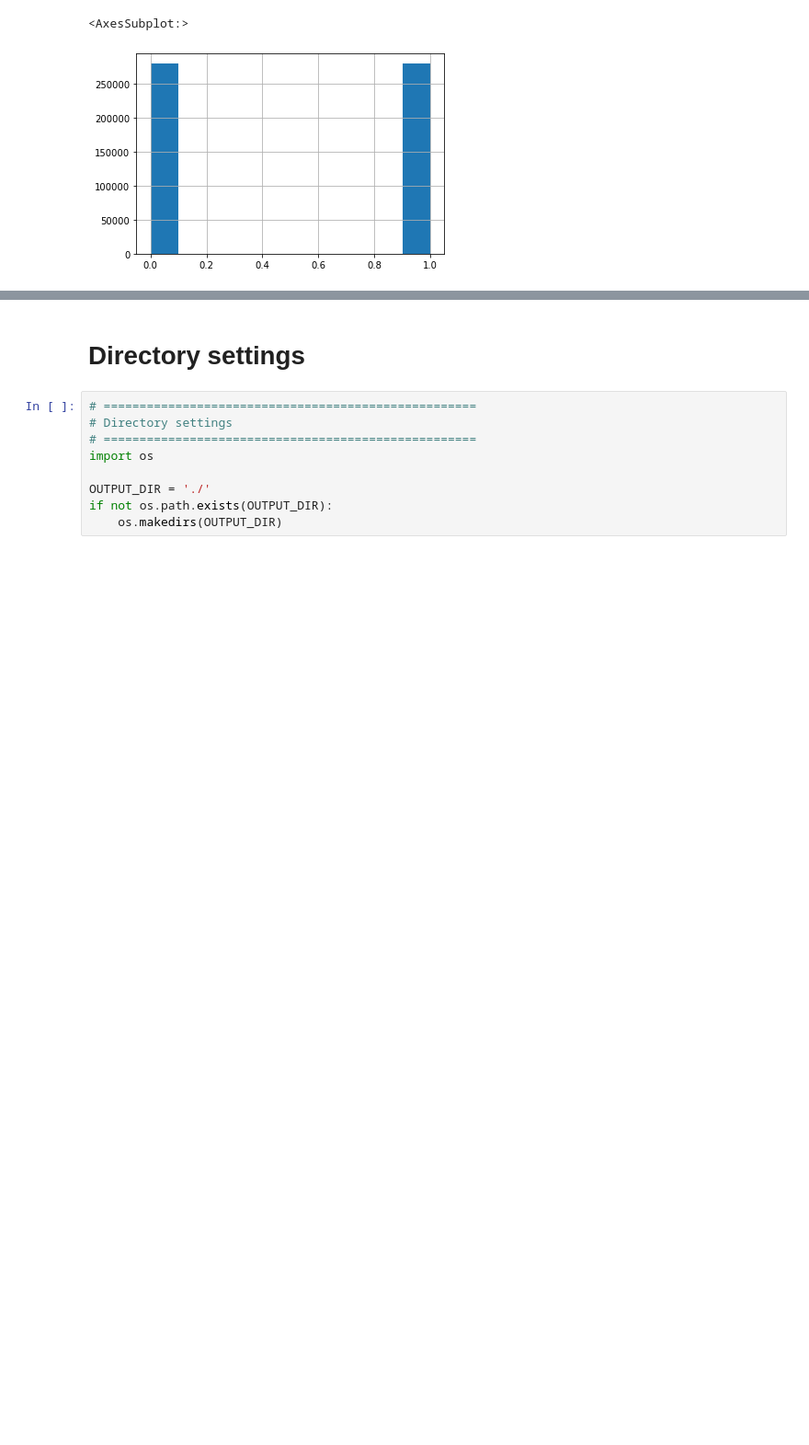
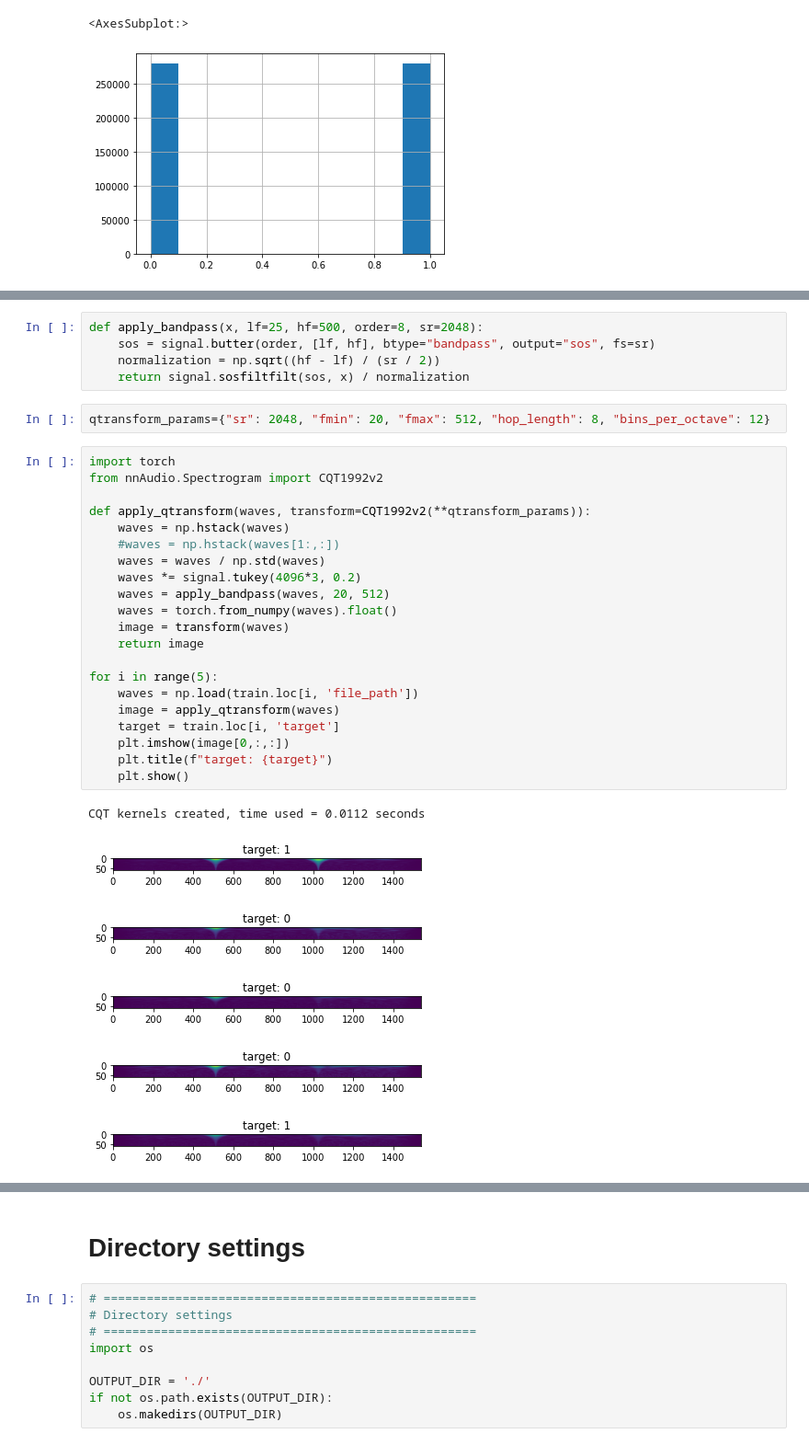
Before and after one commit to mizoo-snow21/G2Net-Gravitational-Wave-Detection, a Jupyter notebook: g2net-efficientnets-baseline-training.ipynb, the cells around one changed output, grey strips where cells are left out. Shown: that part at 92% size. Cells and saved outputs as stored; diff of their text form; blank space fills up the shorter version.

```diff
--- a/g2net-efficientnets-baseline-training.ipynb
+++ b/g2net-efficientnets-baseline-training.ipynb
@@ -98,0 +144,35 @@ train['target'].hist()
+# %%
+def apply_bandpass(x, lf=25, hf=500, order=8, sr=2048):
+    sos = signal.butter(order, [lf, hf], btype="bandpass", output="sos", fs=sr)
+    normalization = np.sqrt((hf - lf) / (sr / 2))
+    return signal.sosfiltfilt(sos, x) / normalization
+# %%
+qtransform_params={"sr": 2048, "fmin": 20, "fmax": 512, "hop_length": 8, "bins_per_octave": 12}
+# %%
+import torch
+from nnAudio.Spectrogram import CQT1992v2
+
+def apply_qtransform(waves, transform=CQT1992v2(**qtransform_params)):
+    waves = np.hstack(waves)
+    #waves = np.hstack(waves[1:,:])
+    waves = waves / np.std(waves)
+    waves *= signal.tukey(4096*3, 0.2)
+    waves = apply_bandpass(waves, 20, 512)
+    waves = torch.from_numpy(waves).float()
+    image = transform(waves)
+    return image
+
+for i in range(5):
+    waves = np.load(train.loc[i, 'file_path'])
+    image = apply_qtransform(waves)
+    target = train.loc[i, 'target']
+    plt.imshow(image[0,:,:])
+    plt.title(f"target: {target}")
+    plt.show()
+# %% [output]
+CQT kernels created, time used = 0.0112 seconds
+[figure, added]
+[figure, added]
+[figure, added]
+[figure, added]
+[figure, added]
```
Also changed, not shown: parts of 21 cells of this notebook, 2 other files.
